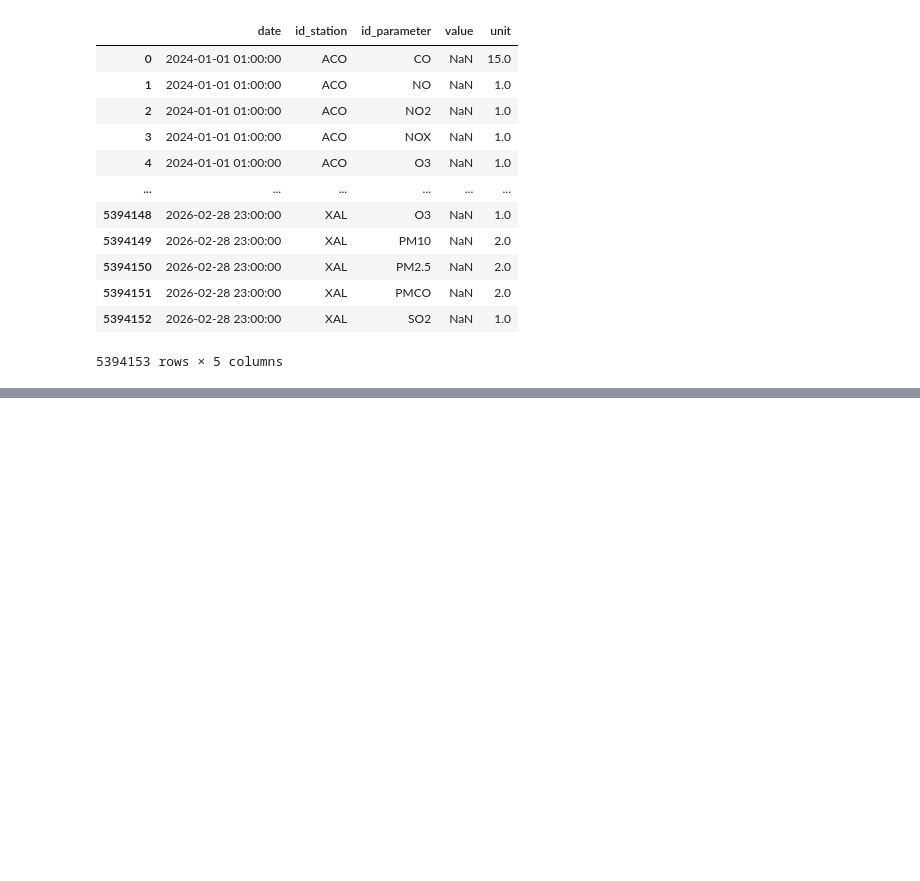
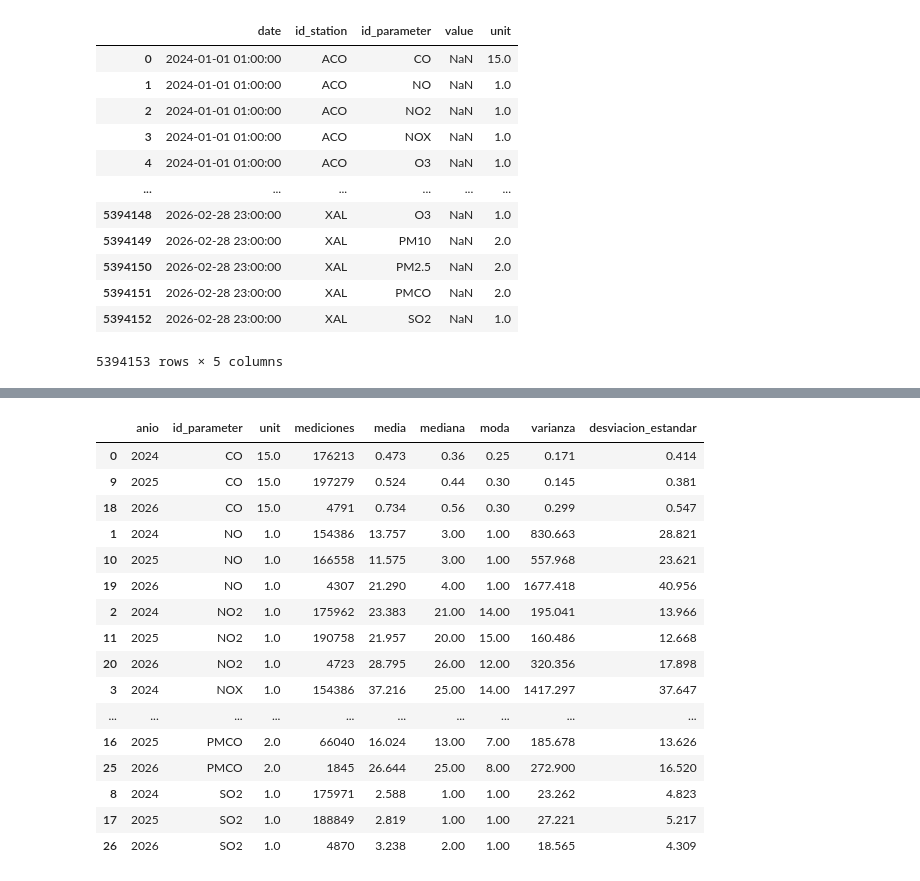
Before and after one commit to DanyRE4020/Concentracion_IA_avanzada, a Jupyter notebook: Notebook5.ipynb, the cells around one changed output, grey strips where cells are left out. Saved outputs shown, nothing was run; the diff lists cells and outputs as text; code cells hidden in the pictures; blank space fills up the shorter version.

```diff
--- a/Notebook5.ipynb
+++ b/Notebook5.ipynb
@@ -91,0 +175,64 @@ plt.show()
+# %%
+columnas_grupo = ["anio", "id_parameter", "unit"]
+
+resumen = (
+    data.groupby(columnas_grupo)["value"]
+    .agg(
+        mediciones="count",
+        media="mean",
+        mediana="median",
+        varianza="var",
+        desviacion_estandar="std"
+    )
+    .reset_index()
+)
+
+modas = (
+    data.groupby(columnas_grupo)["value"]
+    .agg(lambda x: x.mode().iloc[0] if not x.mode().empty else np.nan)
+    .reset_index(name="moda")
+)
+
+resumen = resumen.merge(
+    modas,
+    on=columnas_grupo,
+    how="left"
+)
+
+resumen = resumen[
+    [
+        "anio",
+        "id_parameter",
+        "unit",
+        "mediciones",
+        "media",
+        "mediana",
+        "moda",
+        "varianza",
+        "desviacion_estandar"
+    ]
+]
+
+resumen = resumen.sort_values(
+    ["id_parameter", "anio"]
+)
+
+display(resumen.round(3))
+# %% [output]
+|  | anio | id_parameter | unit | mediciones | media | mediana | moda | varianza | desviacion_estandar |
+| 0 | 2024 | CO | 15.0 | 176213 | 0.473 | 0.36 | 0.25 | 0.171 | 0.414 |
+| 9 | 2025 | CO | 15.0 | 197279 | 0.524 | 0.44 | 0.30 | 0.145 | 0.381 |
+| 18 | 2026 | CO | 15.0 | 4791 | 0.734 | 0.56 | 0.30 | 0.299 | 0.547 |
+| 1 | 2024 | NO | 1.0 | 154386 | 13.757 | 3.00 | 1.00 | 830.663 | 28.821 |
+| 10 | 2025 | NO | 1.0 | 166558 | 11.575 | 3.00 | 1.00 | 557.968 | 23.621 |
+| 19 | 2026 | NO | 1.0 | 4307 | 21.290 | 4.00 | 1.00 | 1677.418 | 40.956 |
+| 2 | 2024 | NO2 | 1.0 | 175962 | 23.383 | 21.00 | 14.00 | 195.041 | 13.966 |
+| 11 | 2025 | NO2 | 1.0 | 190758 | 21.957 | 20.00 | 15.00 | 160.486 | 12.668 |
+| 20 | 2026 | NO2 | 1.0 | 4723 | 28.795 | 26.00 | 12.00 | 320.356 | 17.898 |
+| 3 | 2024 | NOX | 1.0 | 154386 | 37.216 | 25.00 | 14.00 | 1417.297 | 37.647 |
+| ... | ... | ... | ... | ... | ... | ... | ... | ... | ... |
+| 16 | 2025 | PMCO | 2.0 | 66040 | 16.024 | 13.00 | 7.00 | 185.678 | 13.626 |
+| 25 | 2026 | PMCO | 2.0 | 1845 | 26.644 | 25.00 | 8.00 | 272.900 | 16.520 |
+| 8 | 2024 | SO2 | 1.0 | 175971 | 2.588 | 1.00 | 1.00 | 23.262 | 4.823 |
+| 17 | 2025 | SO2 | 1.0 | 188849 | 2.819 | 1.00 | 1.00 | 27.221 | 5.217 |
+| 26 | 2026 | SO2 | 1.0 | 4870 | 3.238 | 2.00 | 1.00 | 18.565 | 4.309 |
```
Also changed, not shown: parts of 14 cells of this notebook.
